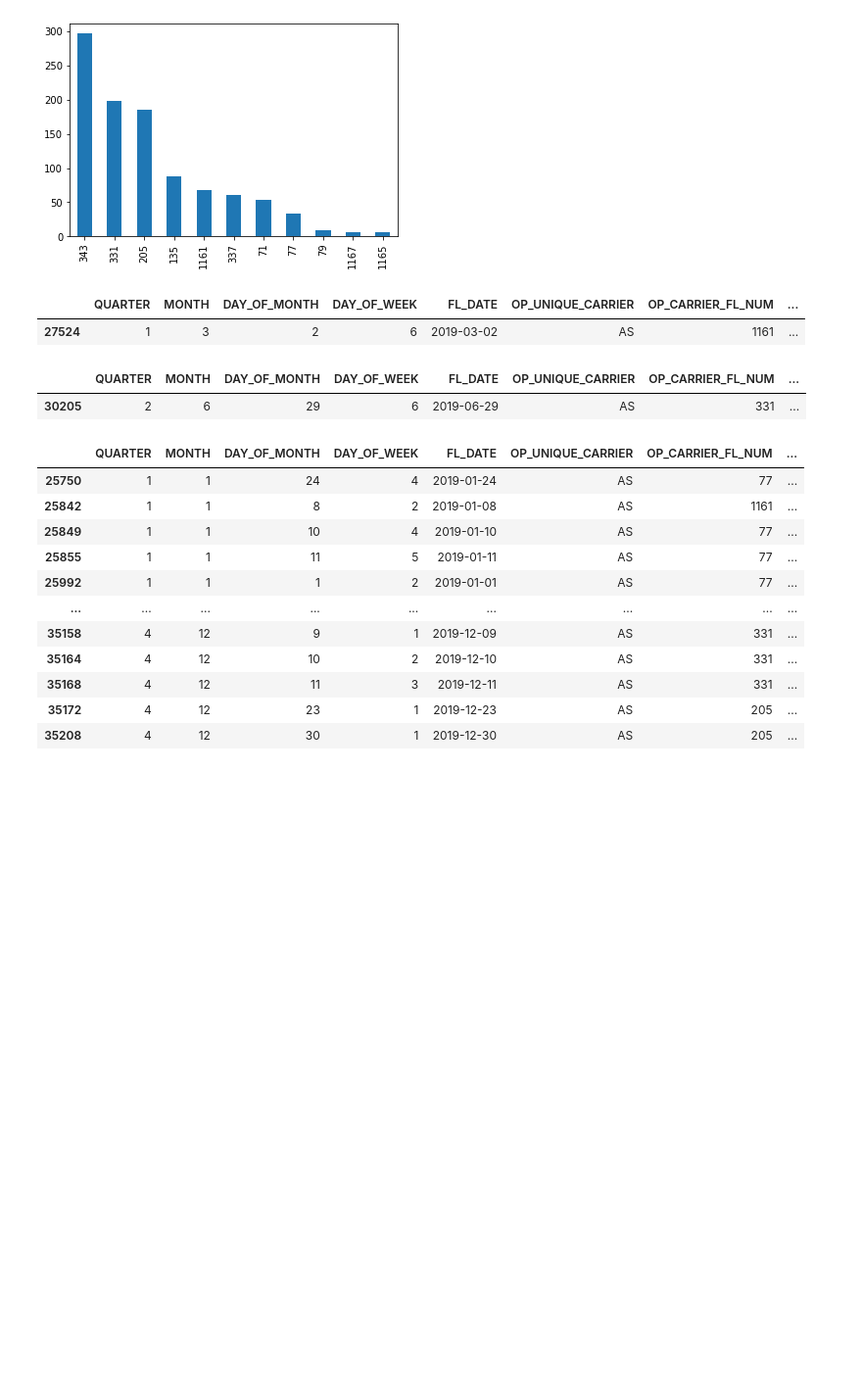
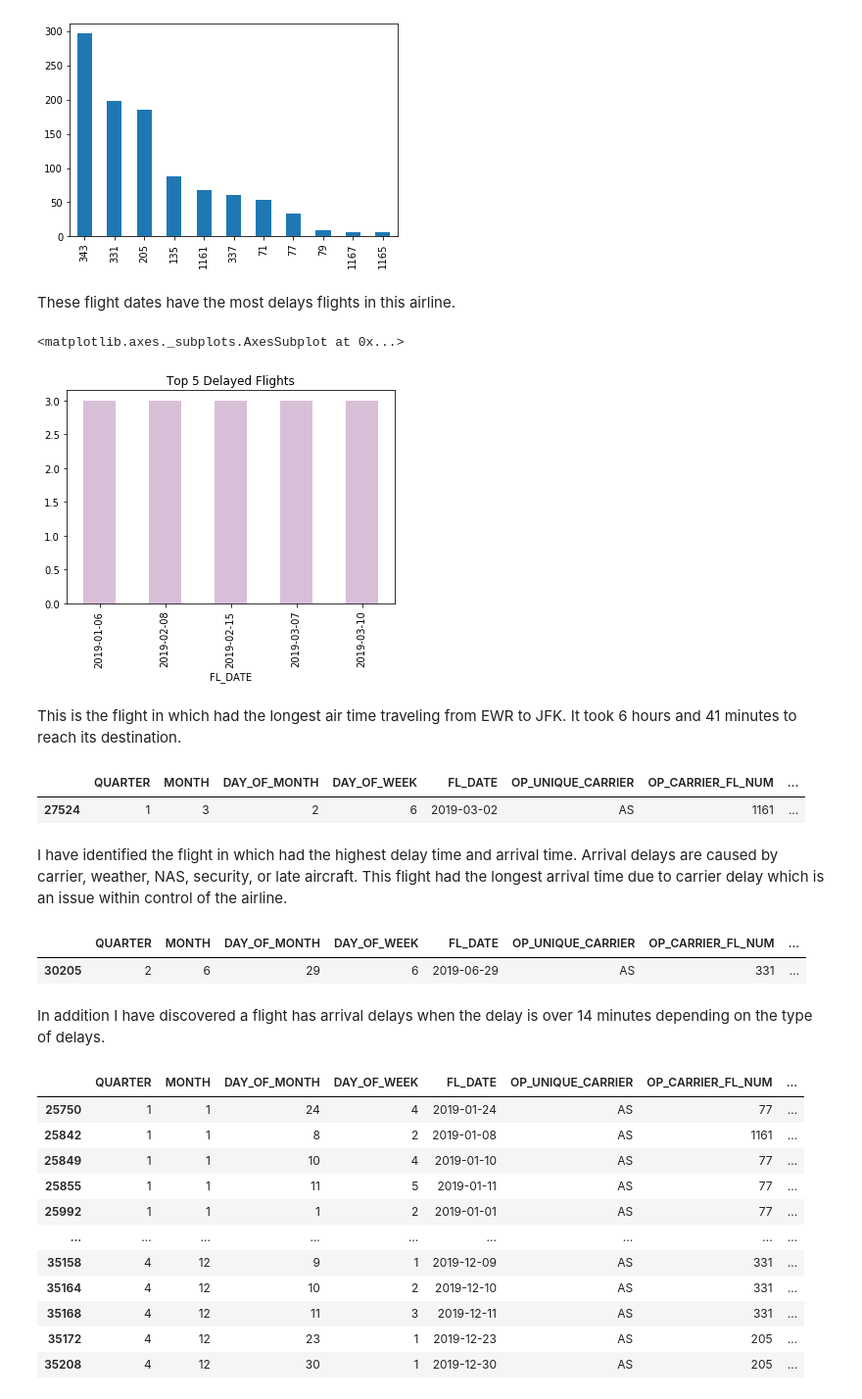
Before and after one commit to emilia329/Fly-High, a Jupyter notebook: EWR.ipynb, the cells around one changed output. Shown at 98% size. Drawn from its saved outputs; the diff is of its cells as text; code cells hidden in the pictures; blank space fills up the shorter version.

```diff
--- a/EWR.ipynb
+++ b/EWR.ipynb
@@ -130,9 +136,20 @@ AS['OP_CARRIER_FL_NUM'].value_counts().plot(kind='bar')
 # %% [output]
 <matplotlib.axes._subplots.AxesSubplot at 0x...>
 [figure]
+# %% [markdown]
+These flight dates have the most delays flights in this airline.
+# %%
+AS[AS['ARR_DELAY'] > 14].groupby(['FL_DATE']).size().nlargest().plot(kind='bar',color='thistle', title='Top 5 Delayed Flights')
+# %% [output]
+<matplotlib.axes._subplots.AxesSubplot at 0x...>
+[figure, added]
+# %% [markdown]
+This is the flight in which had the longest air time traveling from EWR to JFK. It took 6 hours and 41 minutes to reach its destination.
 # %%
 AS[AS['AIR_TIME']==AS['AIR_TIME'].max()]
 # %% [output]
 |  | QUARTER | MONTH | DAY_OF_MONTH | DAY_OF_WEEK | FL_DATE | OP_UNIQUE_CARRIER | OP_CARRIER_FL_NUM | ... |
 | 27524 | 1 | 3 | 2 | 6 | 2019-03-02 | AS | 1161 | ... |
+# %% [markdown]
+I have identified the flight in which had the highest delay time and arrival time. Arrival delays are caused by carrier, weather, NAS, security, or late aircraft. This flight had the longest arrival time due to carrier delay which is an issue within control of the airline.
 # %%
@@ -140,6 +157,8 @@ AS[AS['ARR_DELAY']==AS['ARR_DELAY'].max()]
 # %% [output]
 |  | QUARTER | MONTH | DAY_OF_MONTH | DAY_OF_WEEK | FL_DATE | OP_UNIQUE_CARRIER | OP_CARRIER_FL_NUM | ... |
 | 30205 | 2 | 6 | 29 | 6 | 2019-06-29 | AS | 331 | ... |
+# %% [markdown]
+In addition I have discovered a flight has arrival delays when the delay is over 14 minutes depending on the type of delays.
 # %%
 ASdelays = AS[(AS['class'] ==2 ) & (AS['ARR_DELAY'] > 14)]
 ASdelays
```
Also changed, not shown: parts of 38 cells of this notebook.
